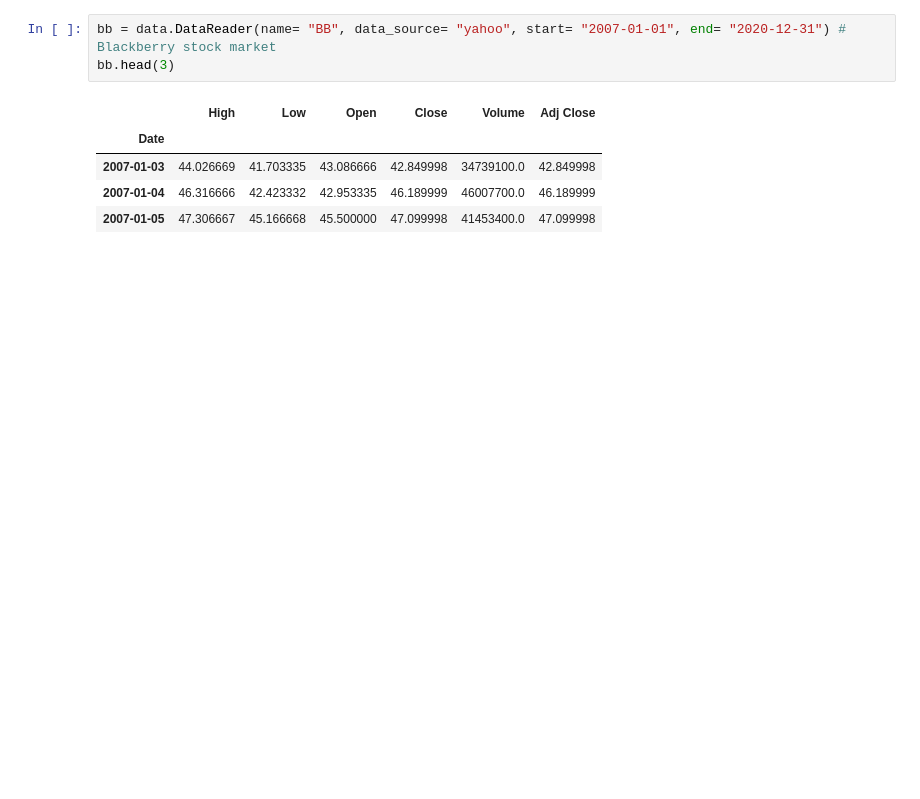
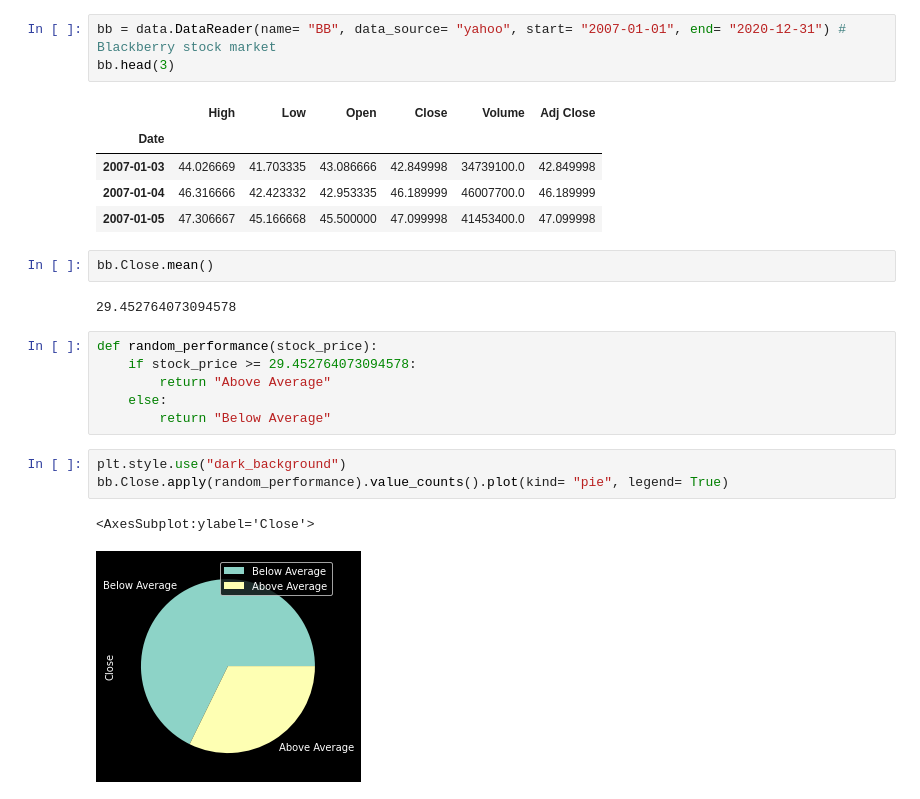
Before and after one commit to fabiodemo/course_data_analysis_with_pandas, a Jupyter notebook: pandas/Visualization.ipynb, the cells around one changed output. Saved outputs shown, nothing was run; the diff lists cells and outputs as text; blank space fills up the shorter version.

```diff
--- a/pandas/Visualization.ipynb
+++ b/pandas/Visualization.ipynb
@@ -73,3 +91,19 @@ bb.head(3)
 | 2007-01-03 | 44.026669 | 41.703335 | 43.086666 | 42.849998 | 34739100.0 | 42.849998 |
 | 2007-01-04 | 46.316666 | 42.423332 | 42.953335 | 46.189999 | 46007700.0 | 46.189999 |
 | 2007-01-05 | 47.306667 | 45.166668 | 45.500000 | 47.099998 | 41453400.0 | 47.099998 |
+# %%
+bb.Close.mean()
+# %% [output]
+29.452764073094578
+# %%
+def random_performance(stock_price):
+    if stock_price >= 29.452764073094578:
+        return "Above Average"
+    else:
+        return "Below Average"
+# %%
+plt.style.use("dark_background")
+bb.Close.apply(random_performance).value_counts().plot(kind= "pie", legend= True)
+# %% [output]
+<AxesSubplot:ylabel='Close'>
+[figure, added]
```
Also changed, not shown: parts of 3 cells of this notebook, 1 other file.
